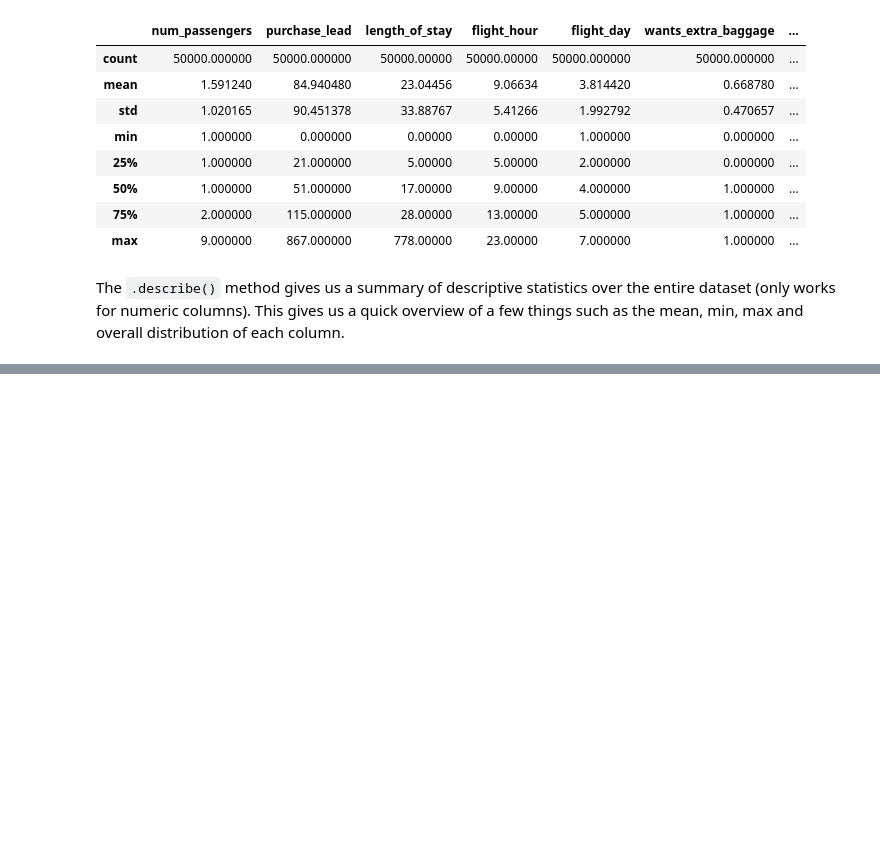
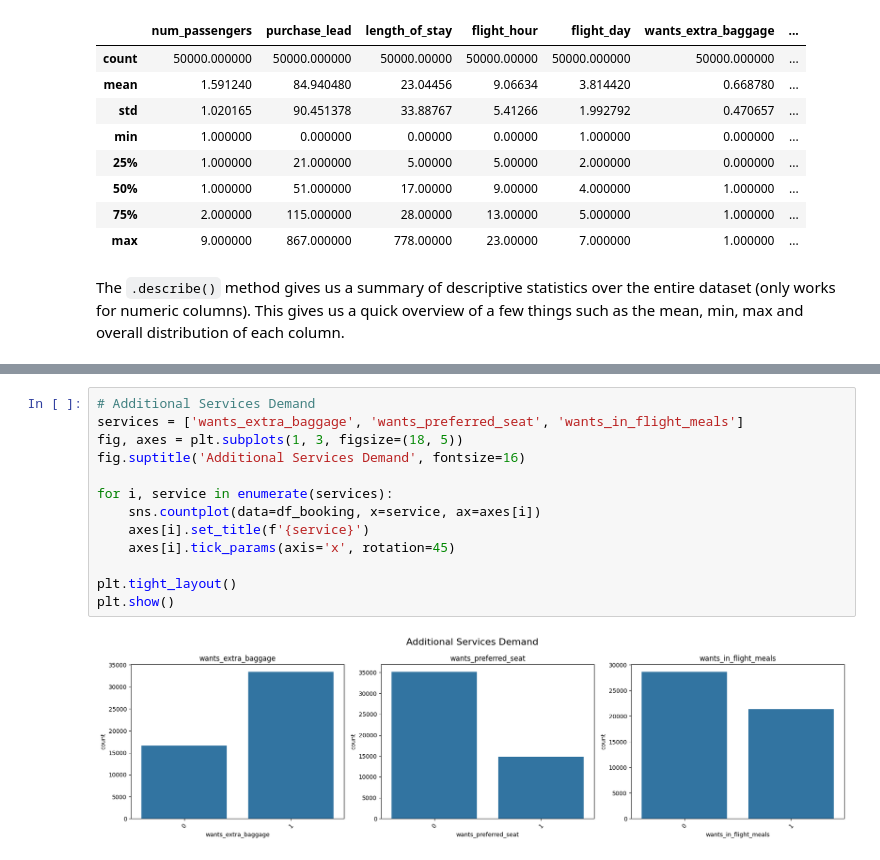
Before and after one commit to xzw9769/Personal-Practise, a Jupyter notebook: British Airways/ML.ipynb, the cells around one changed output, grey strips where cells are left out. Saved outputs shown, nothing was run; the diff lists cells and outputs as text; blank space fills up the shorter version.

```diff
--- a/British Airways/ML.ipynb
+++ b/British Airways/ML.ipynb
@@ -99,0 +175,15 @@ The `.describe()` method gives us a summary of descriptive statistics over the e
+# %%
+# Additional Services Demand
+services = ['wants_extra_baggage', 'wants_preferred_seat', 'wants_in_flight_meals']
+fig, axes = plt.subplots(1, 3, figsize=(18, 5))
+fig.suptitle('Additional Services Demand', fontsize=16)
+
+for i, service in enumerate(services):
+    sns.countplot(data=df_booking, x=service, ax=axes[i])
+    axes[i].set_title(f'{service}')
+    axes[i].tick_params(axis='x', rotation=45)
+
+plt.tight_layout()
+plt.show()
+# %% [output]
+[figure, added]
```
Also changed, not shown: parts of 29 cells of this notebook.
